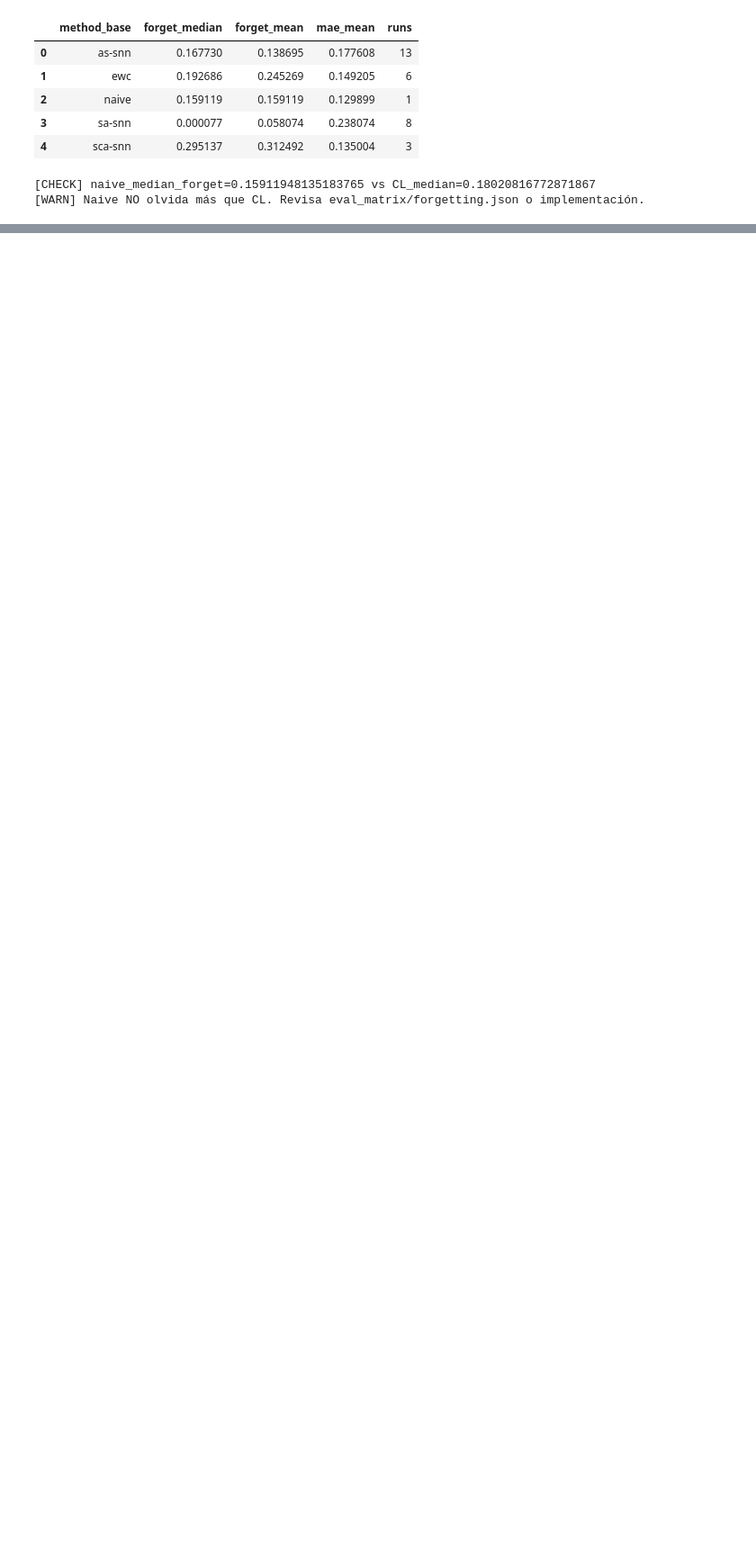
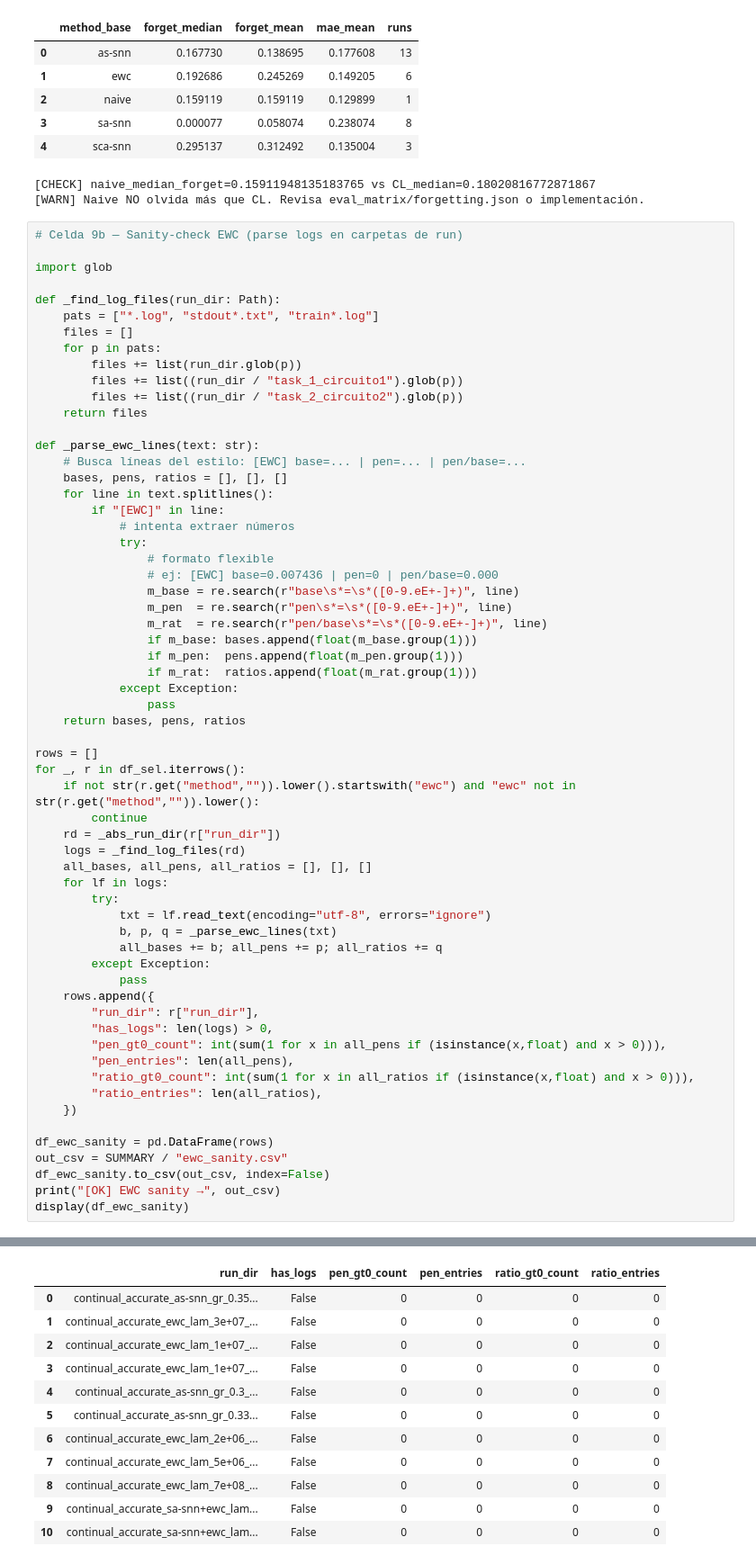
Before and after one commit to cesarfg32/TFM_SNN, a Jupyter notebook: notebooks/05_RESULTS_SELECTION_FIX.ipynb, the cells around one changed output, grey strips where cells are left out. Shown at 90% size. Drawn from its saved outputs; the diff is of its cells as text; blank space fills up the shorter version.

```diff
--- a/notebooks/05_RESULTS_SELECTION_FIX.ipynb
+++ b/notebooks/05_RESULTS_SELECTION_FIX.ipynb
@@ -939,3 +1019,65 @@ if len(naive_med) and (np.isnan(naive_med[0]) or (not np.isnan(cl_med) and naive
 | 4 | sca-snn | 0.295137 | 0.312492 | 0.135004 | 3 |
 [CHECK] naive_median_forget=0.15911948135183765 vs CL_median=0.18020816772871867
 [WARN] Naive NO olvida más que CL. Revisa eval_matrix/forgetting.json o implementación.
+# %%
+# Celda 9b — Sanity-check EWC (parse logs en carpetas de run)
+
+import glob
+
+def _find_log_files(run_dir: Path):
+    pats = ["*.log", "stdout*.txt", "train*.log"]
+    files = []
+    for p in pats:
+        files += list(run_dir.glob(p))
+        files += list((run_dir / "task_1_circuito1").glob(p))
+        files += list((run_dir / "task_2_circuito2").glob(p))
+    return files
+
+def _parse_ewc_lines(text: str):
+    # Busca líneas del estilo: [EWC] base=... | pen=... | pen/base=...
+    bases, pens, ratios = [], [], []
+    for line in text.splitlines():
+        if "[EWC]" in line:
+            # intenta extraer números
+            try:
+                # formato flexible
+                # ej: [EWC] base=0.007436 | pen=0 | pen/base=0.000
+                m_base = re.search(r"base\s*=\s*([0-9.eE+-]+)", line)
+                m_pen  = re.search(r"pen\s*=\s*([0-9.eE+-]+)", line)
+                m_rat  = re.search(r"pen/base\s*=\s*([0-9.eE+-]+)", line)
+                if m_base: bases.append(float(m_base.group(1)))
+                if m_pen:  pens.append(float(m_pen.group(1)))
+                if m_rat:  ratios.append(float(m_rat.group(1)))
+            except Exception:
+                pass
+    return bases, pens, ratios
+
+rows = []
+for _, r in df_sel.iterrows():
+    if not str(r.get("method","")).lower().startswith("ewc") and "ewc" not in str(r.get("method","")).lower():
+        continue
+    rd = _abs_run_dir(r["run_dir"])
+    logs = _find_log_files(rd)
+    all_bases, all_pens, all_ratios = [], [], []
+    for lf in logs:
+        try:
+            txt = lf.read_text(encoding="utf-8", errors="ignore")
+            b, p, q = _parse_ewc_lines(txt)
+            all_bases += b; all_pens += p; all_ratios += q
+        except Exception:
+            pass
+    rows.append({
+        "run_dir": r["run_dir"],
+        "has_logs": len(logs) > 0,
+        "pen_gt0_count": int(sum(1 for x in all_pens if (isinstance(x,float) and x > 0))),
+        "pen_entries": len(all_pens),
+        "ratio_gt0_count": int(sum(1 for x in all_ratios if (isinstance(x,float) and x > 0))),
+        "ratio_entries": len(all_ratios),
+    })
+
+df_ewc_sanity = pd.DataFrame(rows)
+out_csv = SUMMARY / "ewc_sanity.csv"
+df_ewc_sanity.to_csv(out_csv, index=False)
+print("[OK] EWC sanity →", out_csv)
+display(df_ewc_sanity)
+# %% [output]
@@ -942,3 +1085,15 @@ if len(naive_med) and (np.isnan(naive_med[0]) or (not np.isnan(cl_med) and naive
+|  | run_dir | has_logs | pen_gt0_count | pen_entries | ratio_gt0_count | ratio_entries |
+| 0 | continual_accurate_as-snn_gr_0.35... | False | 0 | 0 | 0 | 0 |
+| 1 | continual_accurate_ewc_lam_3e+07_... | False | 0 | 0 | 0 | 0 |
+| 2 | continual_accurate_ewc_lam_1e+07_... | False | 0 | 0 | 0 | 0 |
+| 3 | continual_accurate_ewc_lam_1e+07_... | False | 0 | 0 | 0 | 0 |
+| 4 | continual_accurate_as-snn_gr_0.3_... | False | 0 | 0 | 0 | 0 |
+| 5 | continual_accurate_as-snn_gr_0.33... | False | 0 | 0 | 0 | 0 |
+| 6 | continual_accurate_ewc_lam_2e+06_... | False | 0 | 0 | 0 | 0 |
+| 7 | continual_accurate_ewc_lam_5e+06_... | False | 0 | 0 | 0 | 0 |
+| 8 | continual_accurate_ewc_lam_7e+08_... | False | 0 | 0 | 0 | 0 |
+| 9 | continual_accurate_sa-snn+ewc_lam... | False | 0 | 0 | 0 | 0 |
+| 10 | continual_accurate_sa-snn+ewc_lam... | False | 0 | 0 | 0 | 0 |
 # %%
 # Celda 10 — Export final
 print("[OK] Artifacts en:", SUMMARY)
```
Also changed, not shown: parts of 7 cells of this notebook, 5 other files.
